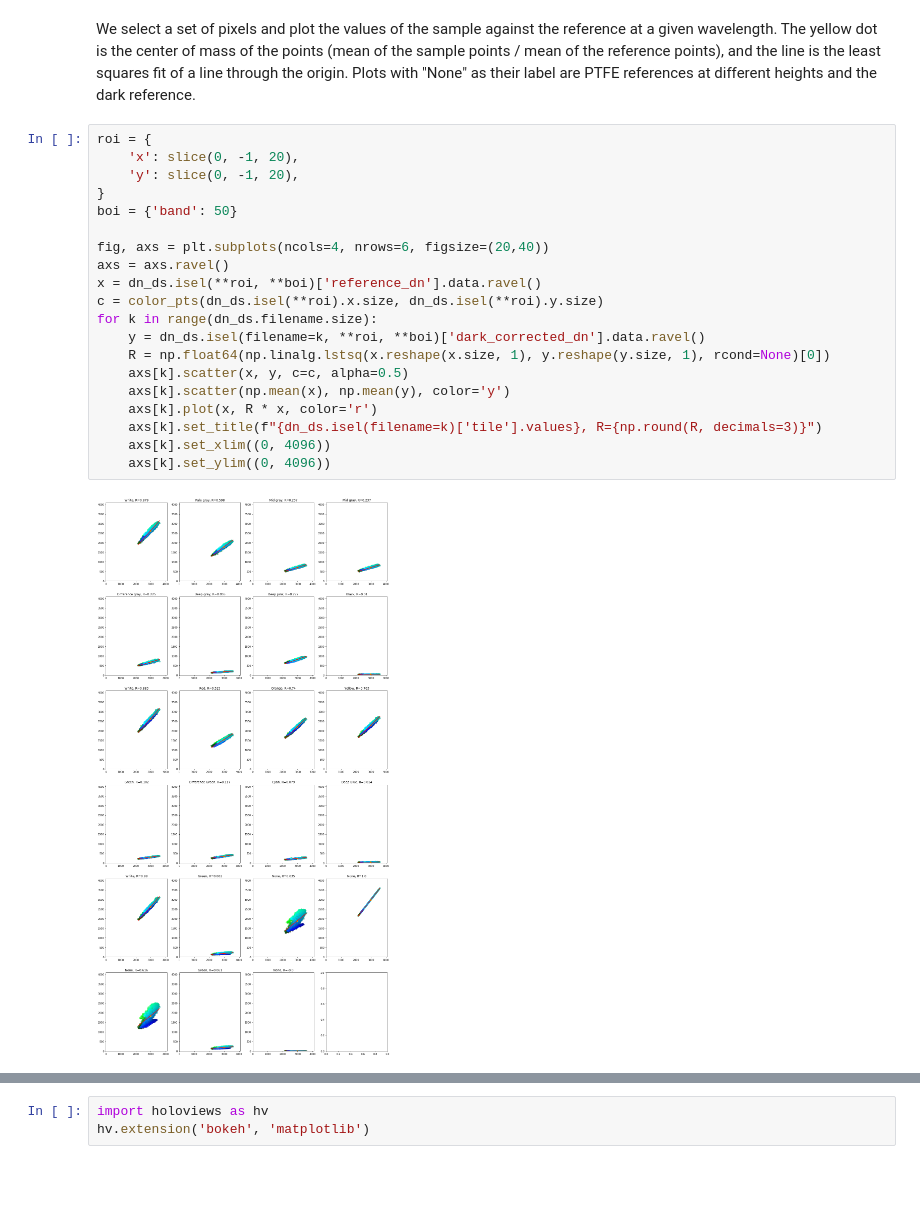
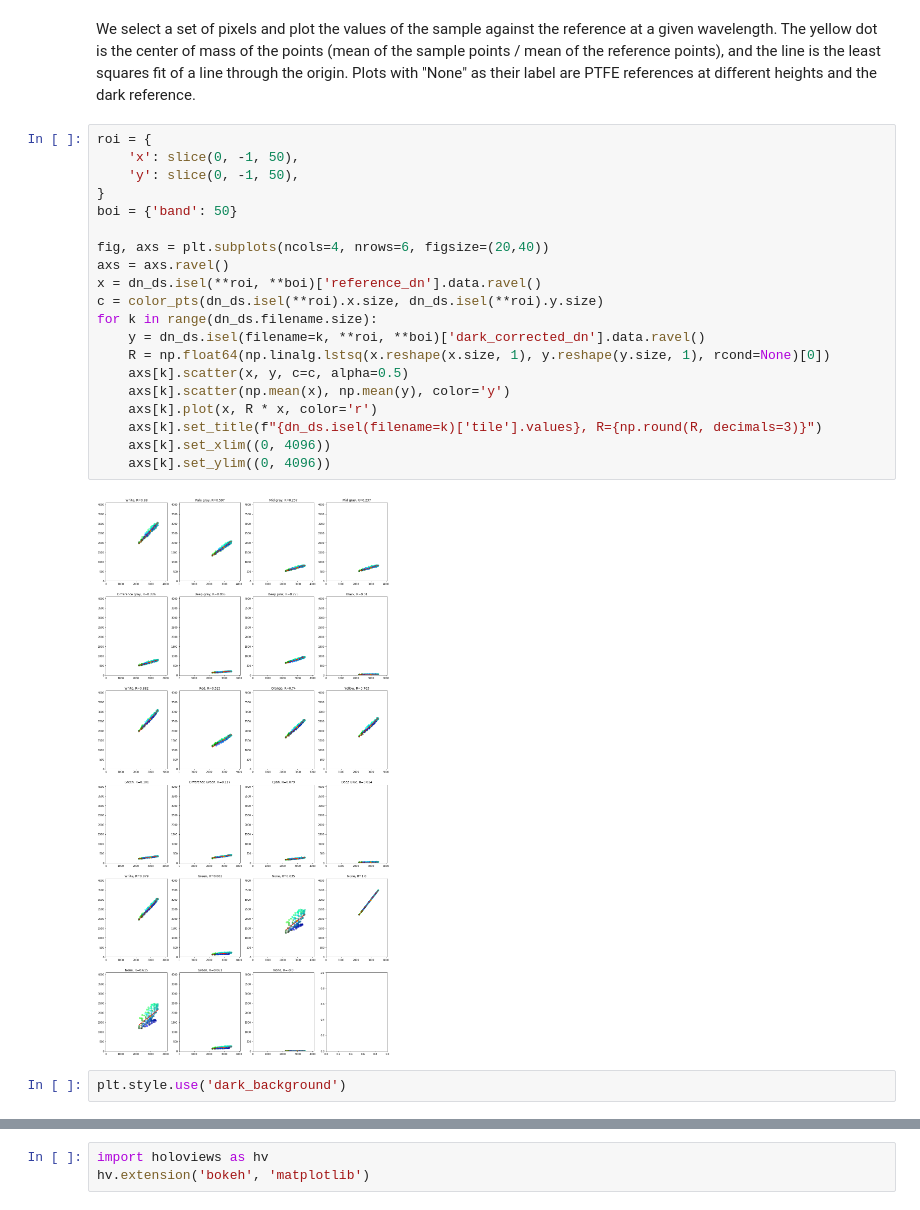
Before and after one commit to silmae/colortiles, a Jupyter notebook: Reflectances as fits.ipynb, the cells around one changed output, grey strips where cells are left out. Saved outputs shown, nothing was run; the diff lists cells and outputs as text; blank space fills up the shorter version.

```diff
--- a/Reflectances as fits.ipynb
+++ b/Reflectances as fits.ipynb
@@ -35,23 +35,25 @@ def color_pts(len_x, len_y):
 We select a set of pixels and plot the values of the sample against the reference at a given wavelength. The yellow dot is the center of mass of the points (mean of the sample points / mean of the reference points), and the line is the least squares fit of a line through the origin. Plots with "None" as their label are PTFE references at different heights and the dark reference.
 # %%
 roi = {
-    'x': slice(0, -1, 20),
-    'y': slice(0, -1, 20),
+    'x': slice(0, -1, 50),
+    'y': slice(0, -1, 50),
 }
 boi = {'band': 50}
 
 fig, axs = plt.subplots(ncols=4, nrows=6, figsize=(20,40))
 axs = axs.ravel()
 x = dn_ds.isel(**roi, **boi)['reference_dn'].data.ravel()
 c = color_pts(dn_ds.isel(**roi).x.size, dn_ds.isel(**roi).y.size)
 for k in range(dn_ds.filename.size):
     y = dn_ds.isel(filename=k, **roi, **boi)['dark_corrected_dn'].data.ravel()
     R = np.float64(np.linalg.lstsq(x.reshape(x.size, 1), y.reshape(y.size, 1), rcond=None)[0])
     axs[k].scatter(x, y, c=c, alpha=0.5)
     axs[k].scatter(np.mean(x), np.mean(y), color='y')
     axs[k].plot(x, R * x, color='r')
     axs[k].set_title(f"{dn_ds.isel(filename=k)['tile'].values}, R={np.round(R, decimals=3)}")
     axs[k].set_xlim((0, 4096))
     axs[k].set_ylim((0, 4096))
 # %% [output]
-[figure, old version]
+[figure, new version]
+# %%
+plt.style.use('dark_background')
```
Also changed, not shown: parts of 14 cells of this notebook.
